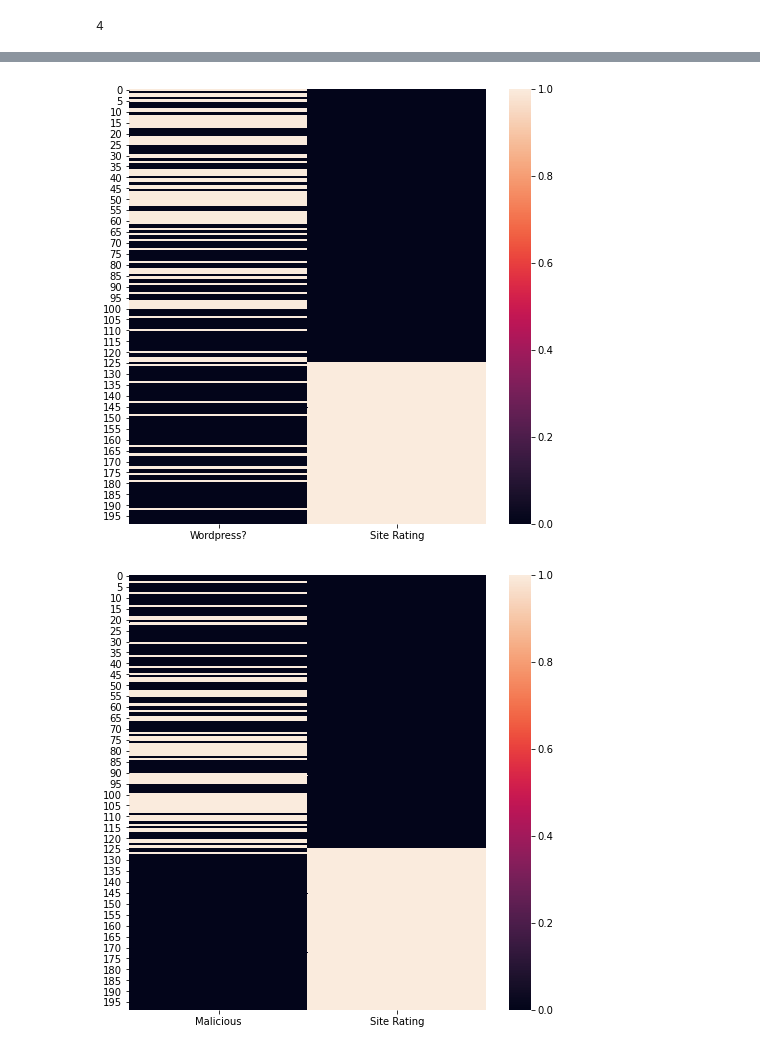
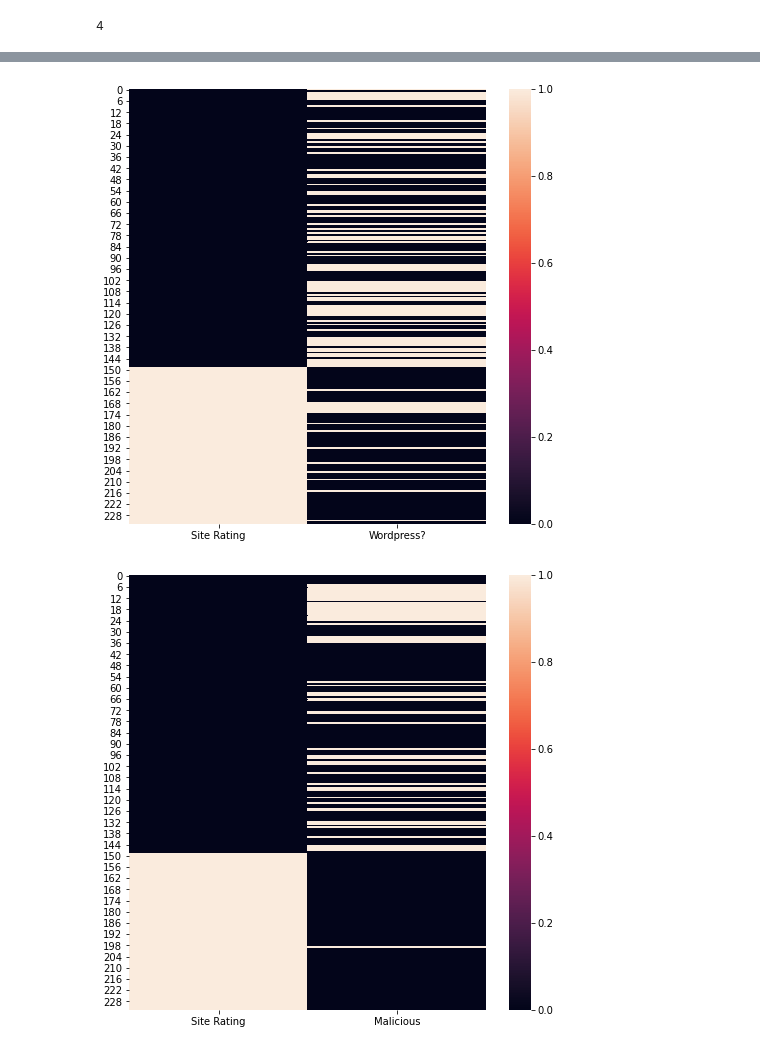
Before and after one commit to gloobdoob/Fake-News-Data-Gathering-Exploration, a Jupyter notebook: Website classification part/DataAnalysis.ipynb, the cells around one changed output, grey strips where cells are left out. Saved outputs shown, nothing was run; the diff lists cells and outputs as text; code cells hidden in the pictures.

```diff
--- a/Website classification part/DataAnalysis.ipynb
+++ b/Website classification part/DataAnalysis.ipynb
@@ -4,4 +4,6 @@ import numpy as np
 import matplotlib.pyplot as plt
 # %%
 fn_df = pd.read_csv('FakeReal_News_Sites.csv', index_col=[0])
-fn_df.head()
+fn_df.sort_values('Site Rating', inplace=True)
+fn_df.reset_index(drop=True, inplace=True)
+fn_df
@@ -243,15 +266,15 @@ main_df.boxplot(column = 'Site Rank', by = 'Site Rating', figsize = (6, 6))
 # %%
 plt.figure(figsize = (8,8))
-sns.heatmap(main_df[['Wordpress?', 'Site Rating']])
+sns.heatmap(main_df[['Site Rating', 'Wordpress?']])
 plt.show()
 # %% [output]
-[figure, old version]
+[figure, new version]
 # %%
 plt.figure(figsize = (8,8))
-sns.heatmap(main_df[['Malicious', 'Site Rating']])
+sns.heatmap(main_df[['Site Rating', 'Malicious']])
 plt.show()
 # %% [output]
-[figure, old version]
+[figure, new version]
 # %%
 X = main_df[['Postal code', 'Links to fake news site?',
        'Wordpress?',
```
Also changed, not shown: parts of 27 cells of this notebook, 2 other files.
